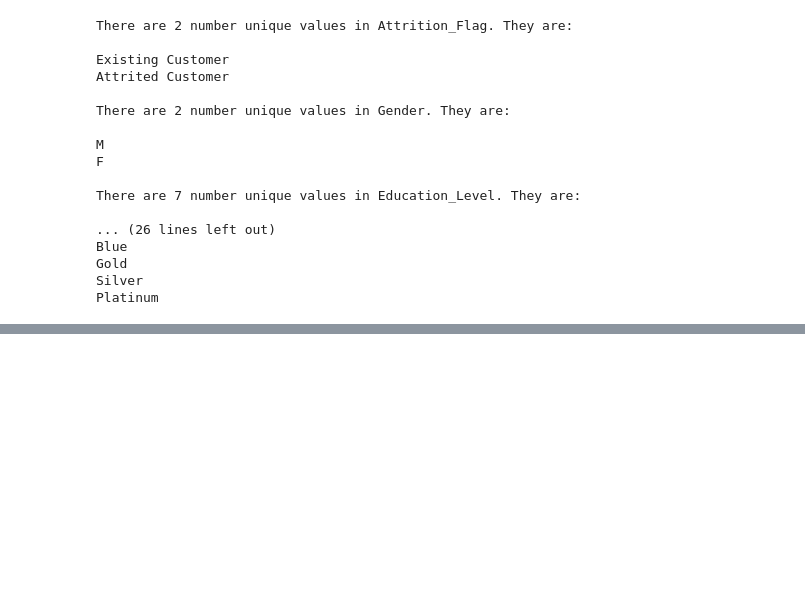
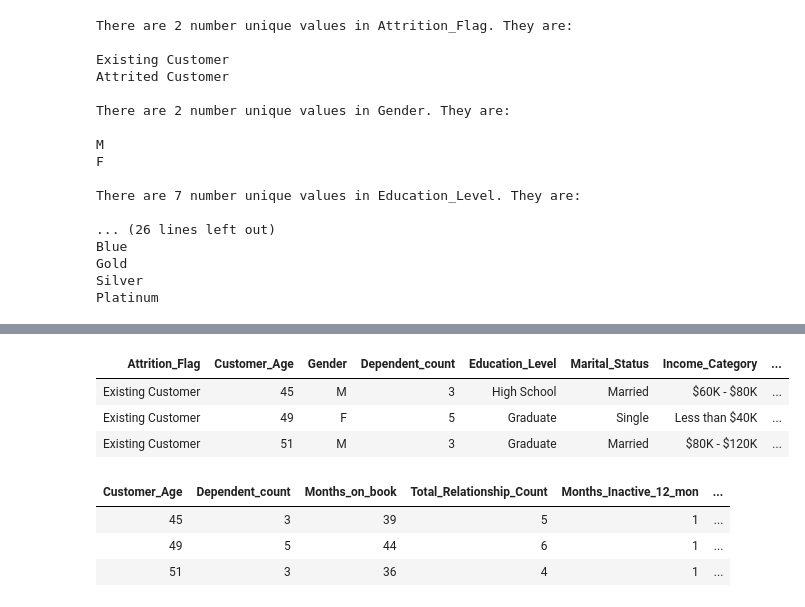
Before and after one commit to austinfrazer/credit-card-customers, a Jupyter notebook: Whynott_Frazer_credit_card_customers.ipynb, the cells around one changed output, grey strips where cells are left out. Drawn from its saved outputs; the diff is of its cells as text; code cells hidden in the pictures; blank space fills up the shorter version.

```diff
--- a/Whynott_Frazer_credit_card_customers.ipynb
+++ b/Whynott_Frazer_credit_card_customers.ipynb
@@ -69,0 +138,8 @@ Platinum
+# %%
+# Taking a look before making the dummy variables.
+cc_data.head(3).style.hide_index()
+# %% [output]
+| Attrition_Flag | Customer_Age | Gender | Dependent_count | Education_Level | Marital_Status | Income_Category | ... |
+| Existing Customer | 45 | M | 3 | High School | Married | $60K - $80K | ... |
+| Existing Customer | 49 | F | 5 | Graduate | Single | Less than $40K | ... |
+| Existing Customer | 51 | M | 3 | Graduate | Married | $80K - $120K | ... |
@@ -69,0 +151,7 @@ Platinum
+# %%
+cc_data.head(3).style.hide_index()
+# %% [output]
+| Customer_Age | Dependent_count | Months_on_book | Total_Relationship_Count | Months_Inactive_12_mon | ... |
+| 45 | 3 | 39 | 5 | 1 | ... |
+| 49 | 5 | 44 | 6 | 1 | ... |
+| 51 | 3 | 36 | 4 | 1 | ... |
```
Also changed, not shown: parts of 13 cells of this notebook.
